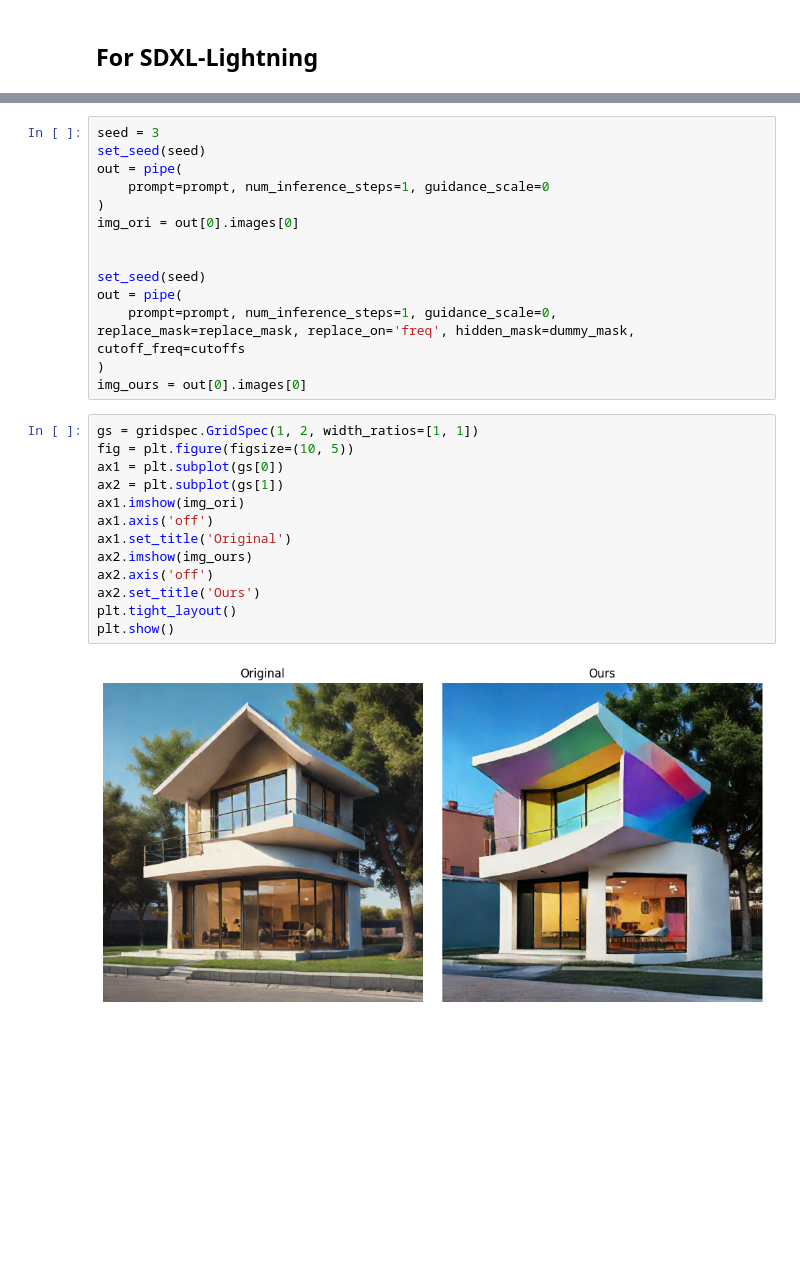
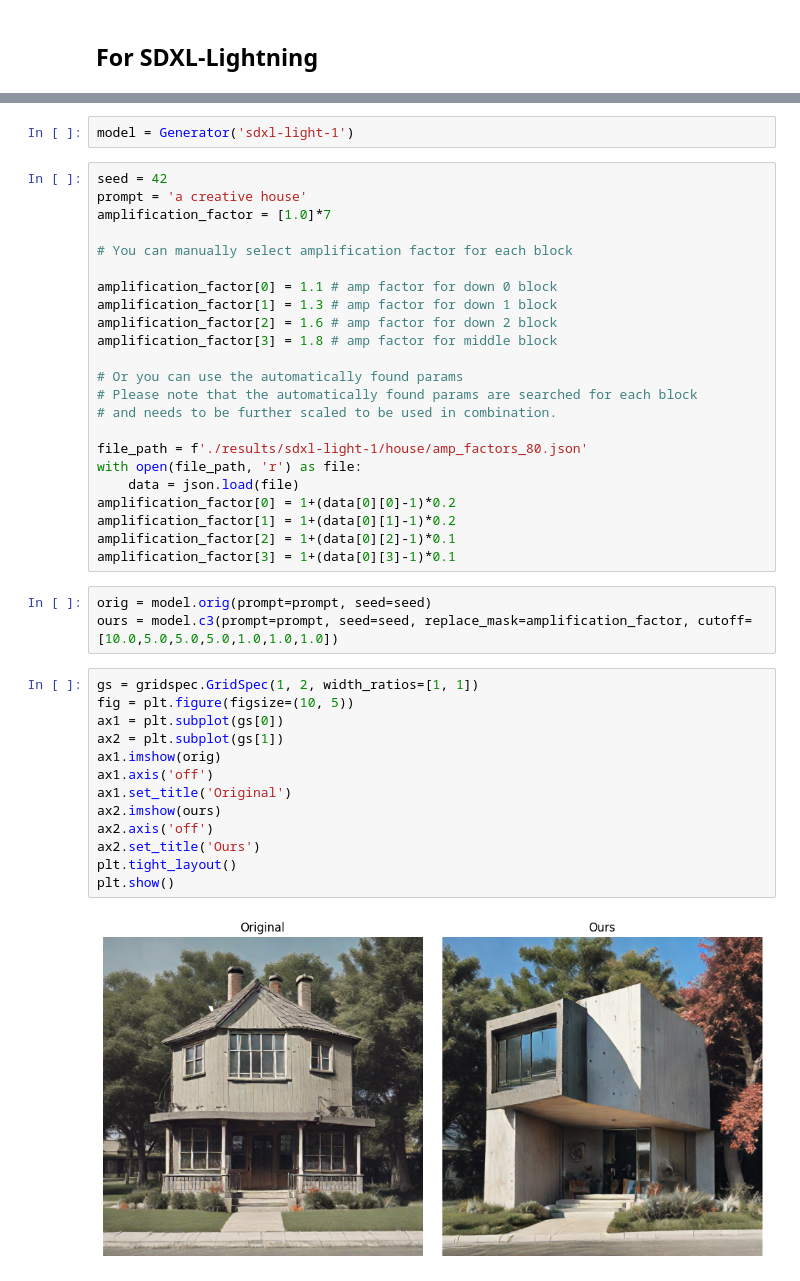
Before and after one commit to daheekwon/C3, a Jupyter notebook: image_generation_examples.ipynb, the cells around one changed output, grey strips where cells are left out. Cells and saved outputs as stored; diff of their text form; blank space fills up the shorter version.

```diff
--- a/image_generation_examples.ipynb
+++ b/image_generation_examples.ipynb
@@ -138,29 +59,43 @@ prompt = 'a creative house'
-# %%
-seed = 3
-set_seed(seed)
-out = pipe(
-    prompt=prompt, num_inference_steps=1, guidance_scale=0
-)
-img_ori = out[0].images[0]
-
-
-set_seed(seed)
-out = pipe(
-    prompt=prompt, num_inference_steps=1, guidance_scale=0, replace_mask=replace_mask, replace_on='freq', hidden_mask=dummy_mask, cutoff_freq=cutoffs
-)
-img_ours = out[0].images[0]
+# %%
+model = Generator('sdxl-light-1')
+# %%
+seed = 42
+prompt = 'a creative house'
+amplification_factor = [1.0]*7
+
+# You can manually select amplification factor for each block
+
+amplification_factor[0] = 1.1 # amp factor for down 0 block
+amplification_factor[1] = 1.3 # amp factor for down 1 block
+amplification_factor[2] = 1.6 # amp factor for down 2 block
+amplification_factor[3] = 1.8 # amp factor for middle block
+
+# Or you can use the automatically found params
+# Please note that the automatically found params are searched for each block
+# and needs to be further scaled to be used in combination.
+
+file_path = f'./results/sdxl-light-1/house/amp_factors_80.json'
+with open(file_path, 'r') as file:
+    data = json.load(file)
+amplification_factor[0] = 1+(data[0][0]-1)*0.2
+amplification_factor[1] = 1+(data[0][1]-1)*0.2
+amplification_factor[2] = 1+(data[0][2]-1)*0.1
+amplification_factor[3] = 1+(data[0][3]-1)*0.1
+# %%
+orig = model.orig(prompt=prompt, seed=seed)
+ours = model.c3(prompt=prompt, seed=seed, replace_mask=amplification_factor, cutoff=[10.0,5.0,5.0,5.0,1.0,1.0,1.0])
 # %%
 gs = gridspec.GridSpec(1, 2, width_ratios=[1, 1])
 fig = plt.figure(figsize=(10, 5))
 ax1 = plt.subplot(gs[0])
 ax2 = plt.subplot(gs[1])
-ax1.imshow(img_ori)
+ax1.imshow(orig)
 ax1.axis('off')
 ax1.set_title('Original')
-ax2.imshow(img_ours)
+ax2.imshow(ours)
 ax2.axis('off')
 ax2.set_title('Ours')
 plt.tight_layout()
 plt.show()
 # %% [output]
-[figure, old version]
+[figure, new version]
```
Also changed, not shown: parts of 10 cells of this notebook, 8 other files.
